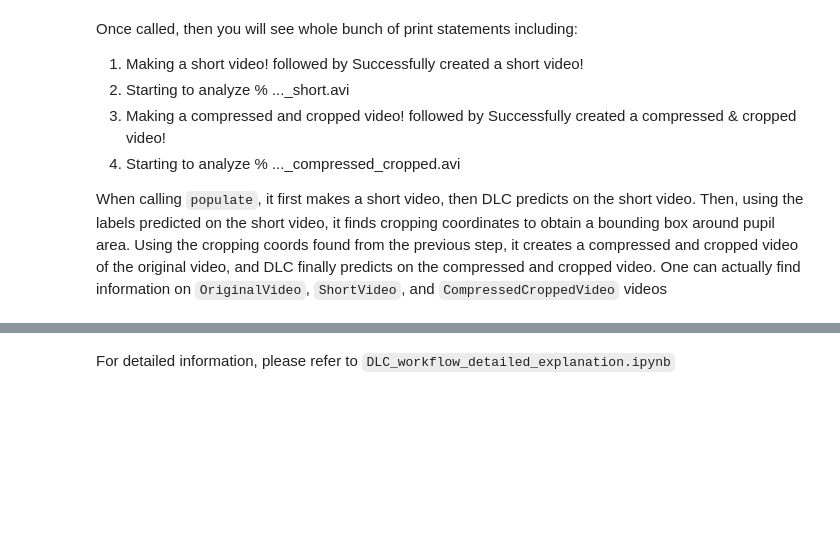
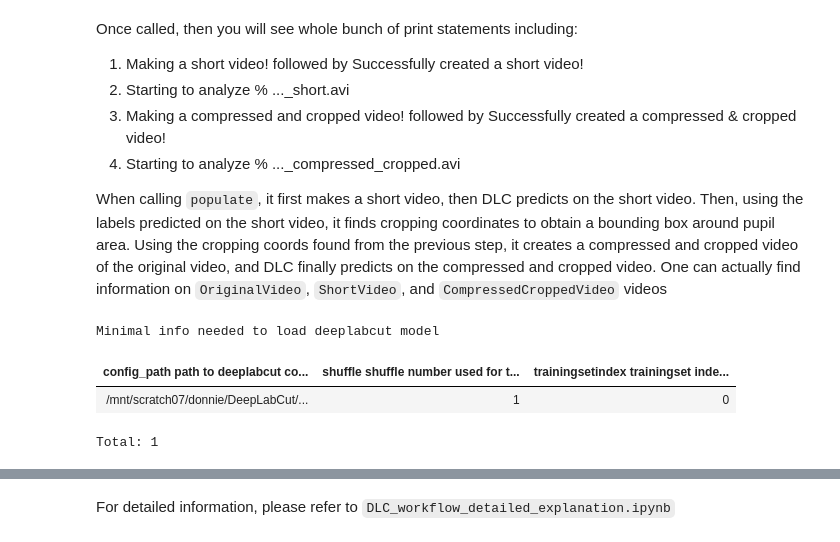
Before and after one commit to cajal/pipeline, a Jupyter notebook: python/example/how_to_use_DLC_pupil_tracking.ipynb, the cells around one changed output, grey strips where cells are left out. Saved outputs shown, nothing was run; the diff lists cells and outputs as text; code cells hidden in the pictures; blank space fills up the shorter version.

```diff
--- a/python/example/how_to_use_DLC_pupil_tracking.ipynb
+++ b/python/example/how_to_use_DLC_pupil_tracking.ipynb
@@ -29,4 +26,11 @@ Once called, then you will see whole bunch of print statements including:
 4. Starting to analyze %  ..._compressed_cropped.avi
 
 When calling `populate`, it first makes a short video, then DLC predicts on the short video. Then, using the labels predicted on the short video, it finds cropping coordinates to obtain a bounding box around pupil area. Using the cropping coords found from the previous step, it creates a compressed and cropped video of the original video, and DLC finally predicts on the compressed and cropped video. One can actually find information on `OriginalVideo`, `ShortVideo`, and `CompressedCroppedVideo` videos
+# %%
+pupil.ConfigDeeplabcut()
+# %% [output]
+Minimal info needed to load deeplabcut model
+| config_path path to deeplabcut co... | shuffle shuffle number used for t... | trainingsetindex trainingset inde... |
+| /mnt/scratch07/donnie/DeepLabCut/... | 1 | 0 |
+Total: 1
 # %%
```
Also changed, not shown: parts of 6 cells of this notebook.
